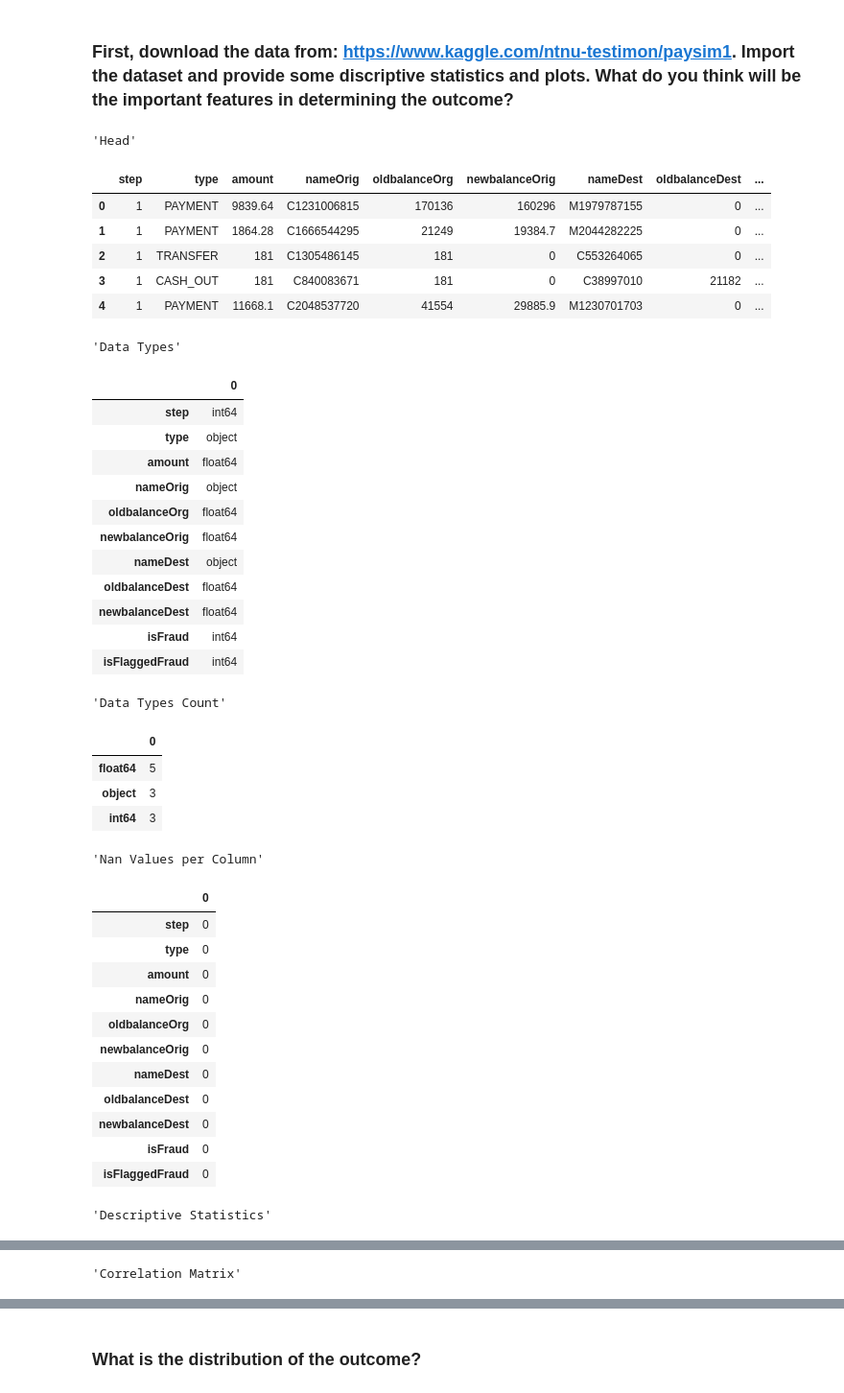
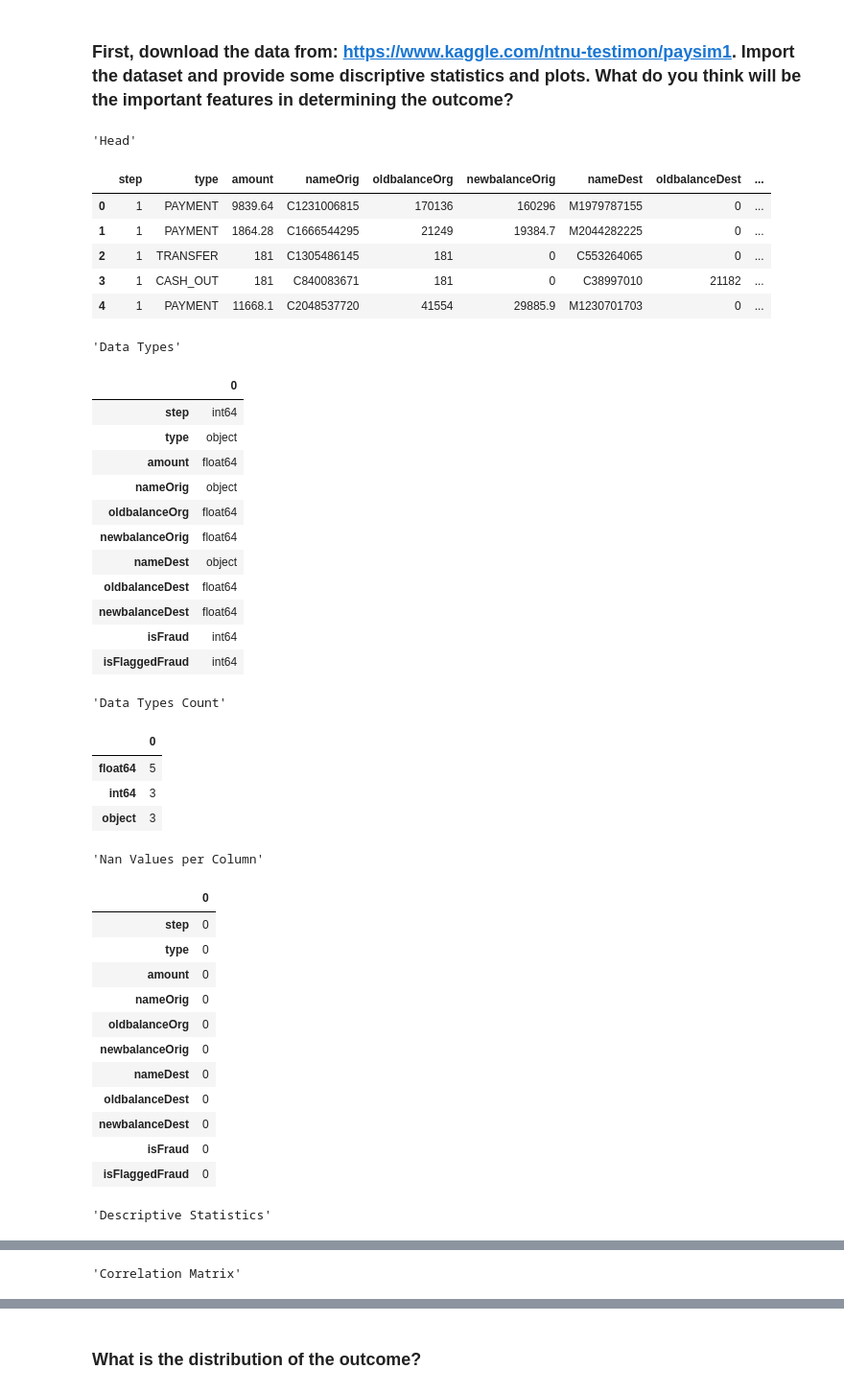
Before and after one commit to ta-data-lis/lab-imbalance, a Jupyter notebook: your-code/[lab_inbalance] Evelien Donkers.ipynb, the cells around one changed output, grey strips where cells are left out. Shown at 96% size. Cells and saved outputs as stored; diff of their text form; code cells hidden in the pictures.

```diff
--- a/your-code/[lab_inbalance] Evelien Donkers.ipynb
+++ b/your-code/[lab_inbalance] Evelien Donkers.ipynb
@@ -45,34 +48,34 @@ def british_quality(df):
             .set_precision(2)
            )
 # %%
-ds = pd.read_csv('set.csv')
+ds = df = pd.read_csv('set.csv')
 british_quality(ds)
 # %% [output]
 'Head'
 |  | step | type | amount | nameOrig | oldbalanceOrg | newbalanceOrig | nameDest | oldbalanceDest | ... |
 | 0 | 1 | PAYMENT | 9839.64 | C1231006815 | 170136 | 160296 | M1979787155 | 0 | ... |
 | 1 | 1 | PAYMENT | 1864.28 | C1666544295 | 21249 | 19384.7 | M2044282225 | 0 | ... |
 | 2 | 1 | TRANSFER | 181 | C1305486145 | 181 | 0 | C553264065 | 0 | ... |
 | 3 | 1 | CASH_OUT | 181 | C840083671 | 181 | 0 | C38997010 | 21182 | ... |
 | 4 | 1 | PAYMENT | 11668.1 | C2048537720 | 41554 | 29885.9 | M1230701703 | 0 | ... |
 'Data Types'
 |  | 0 |
 | step | int64 |
 | type | object |
 | amount | float64 |
 | nameOrig | object |
 | oldbalanceOrg | float64 |
 | newbalanceOrig | float64 |
 | nameDest | object |
 | oldbalanceDest | float64 |
 | newbalanceDest | float64 |
 | isFraud | int64 |
 | isFlaggedFraud | int64 |
 'Data Types Count'
 |  | 0 |
 | float64 | 5 |
+| int64 | 3 |
 | object | 3 |
-| int64 | 3 |
 'Nan Values per Column'
 |  | 0 |
 | step | 0 |
```
Also changed, not shown: parts of 20 cells of this notebook.
